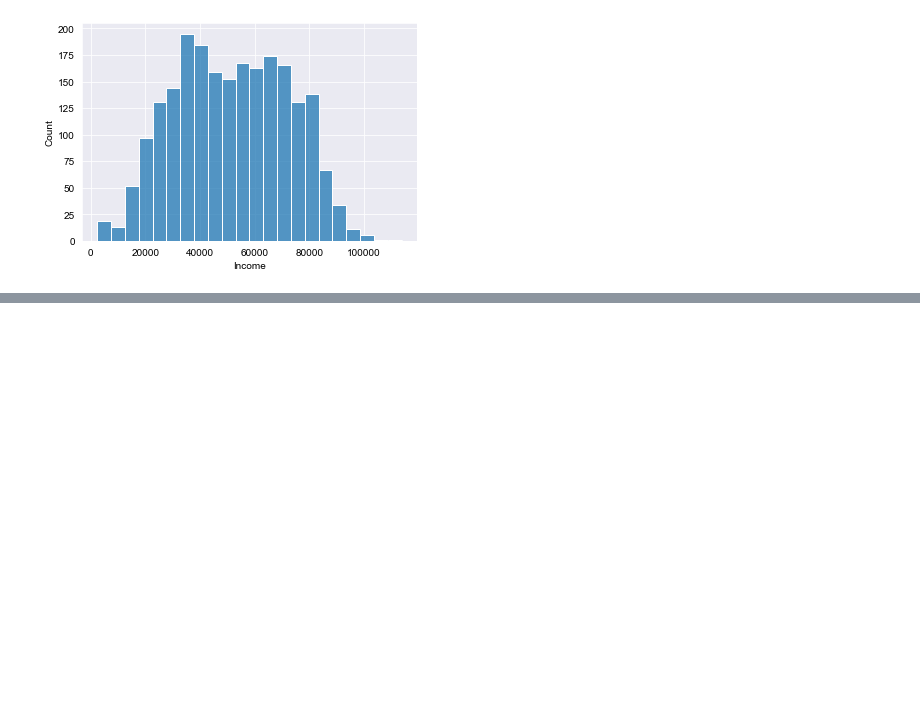
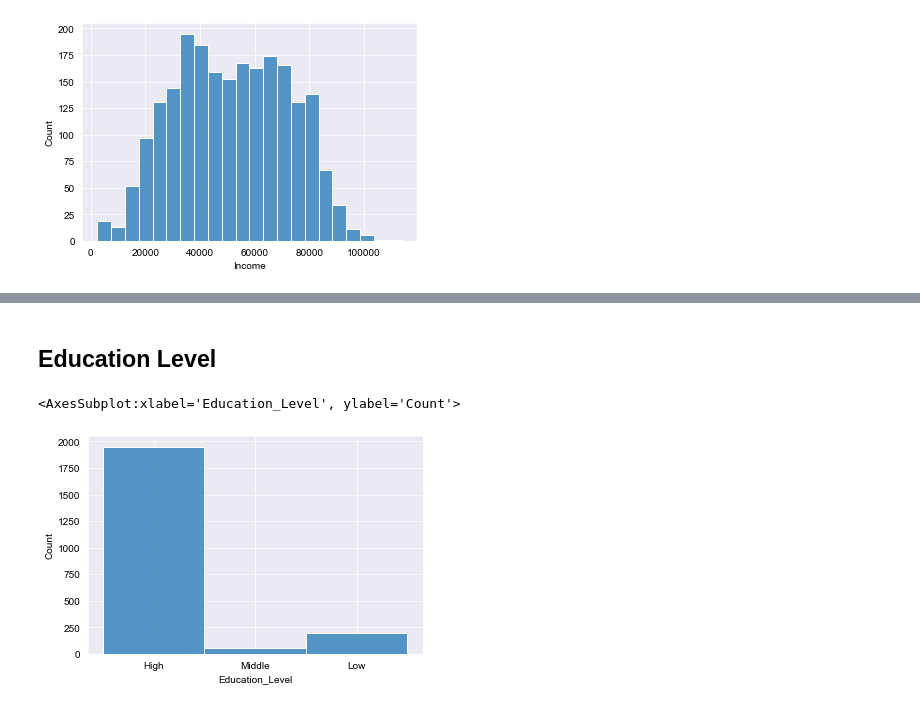
Before and after one commit to Michael-Austin-Mesa/grocer-marketing-project, a Jupyter notebook: explore.ipynb, the cells around one changed output, grey strips where cells are left out. Saved outputs shown, nothing was run; the diff lists cells and outputs as text; code cells hidden in the pictures; blank space fills up the shorter version.

```diff
--- a/explore.ipynb
+++ b/explore.ipynb
@@ -154,0 +162,7 @@ sns.histplot(df, x="Age")
+# %% [markdown]
+## Education Level
+# %%
+sns.histplot(df, x="Education_Level")
+# %% [output]
+<AxesSubplot:xlabel='Education_Level', ylabel='Count'>
+[figure, added]
```
Also changed, not shown: parts of 6 cells of this notebook.
